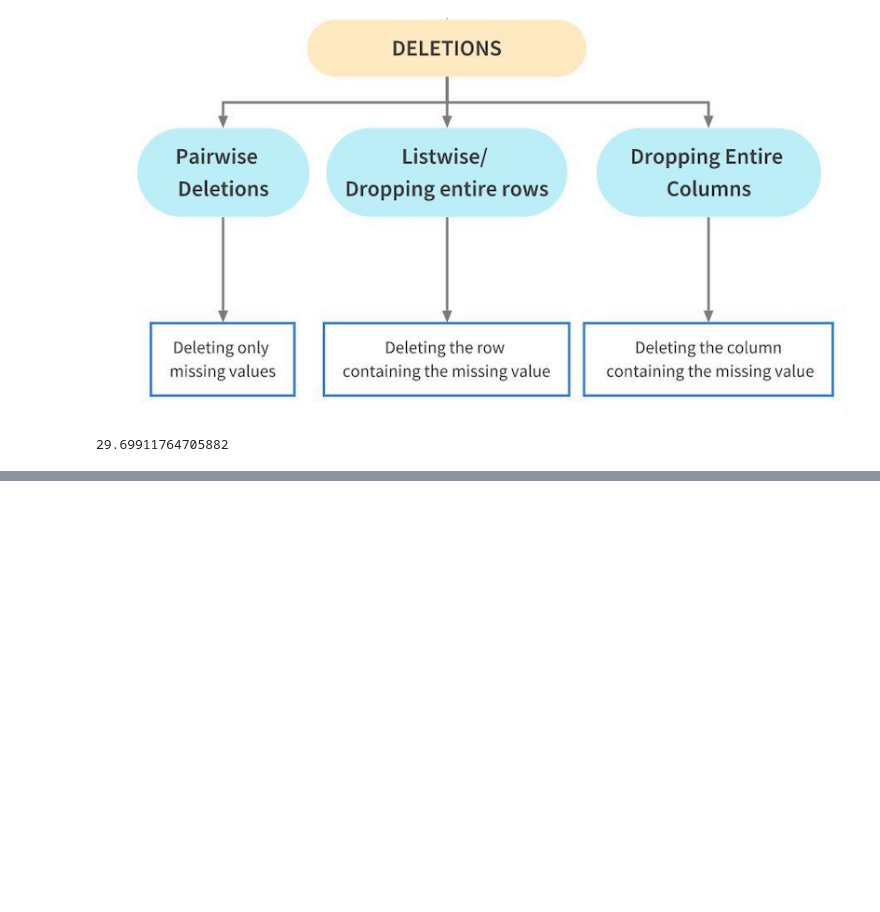
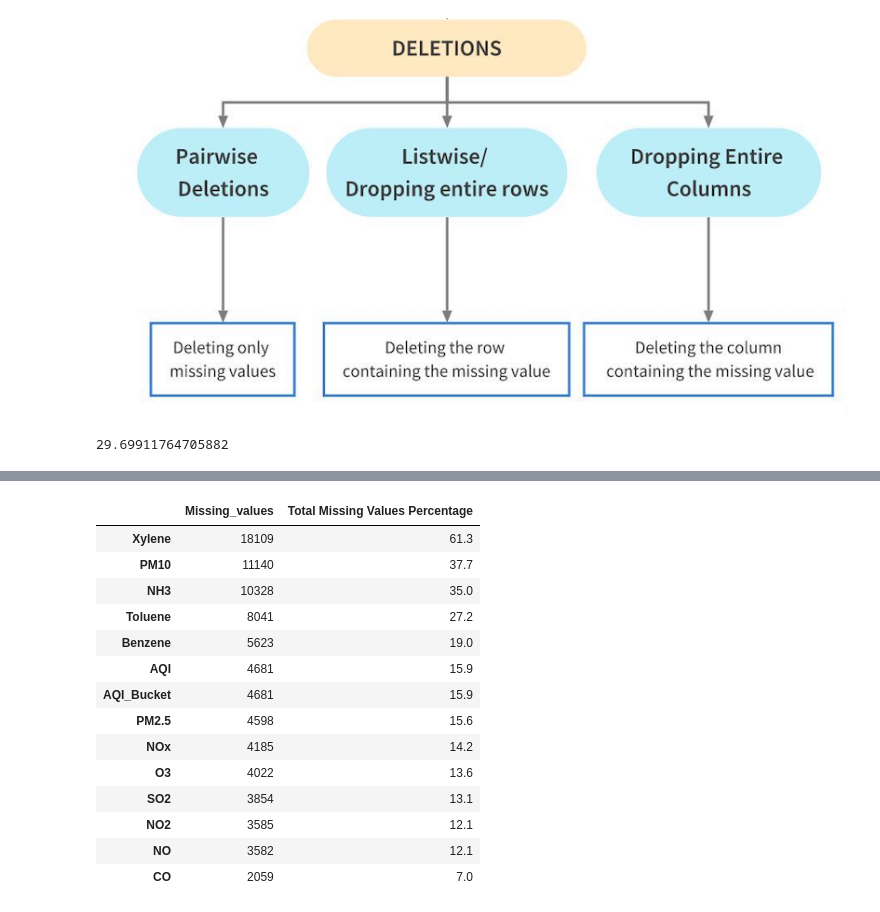
Before and after one commit to manishbhatia7/kaggle, a Jupyter notebook: input/Tutorials/Handling Missing Values.ipynb, the cells around one changed output, grey strips where cells are left out. Saved outputs shown, nothing was run; the diff lists cells and outputs as text; code cells hidden in the pictures; blank space fills up the shorter version.

```diff
--- a/input/Tutorials/Handling Missing Values.ipynb
+++ b/input/Tutorials/Handling Missing Values.ipynb
@@ -101,0 +152,19 @@ train_1['Age'].mean()
+# %%
+city_missing_values=missing_values_table(city_day1)
+city_missing_values
+# %% [output]
+|  | Missing_values | Total Missing Values Percentage |
+| Xylene | 18109 | 61.3 |
+| PM10 | 11140 | 37.7 |
+| NH3 | 10328 | 35.0 |
+| Toluene | 8041 | 27.2 |
+| Benzene | 5623 | 19.0 |
+| AQI | 4681 | 15.9 |
+| AQI_Bucket | 4681 | 15.9 |
+| PM2.5 | 4598 | 15.6 |
+| NOx | 4185 | 14.2 |
+| O3 | 4022 | 13.6 |
+| SO2 | 3854 | 13.1 |
+| NO2 | 3585 | 12.1 |
+| NO | 3582 | 12.1 |
+| CO | 2059 | 7.0 |
```
Also changed, not shown: parts of 9 cells of this notebook, 1 other file.
